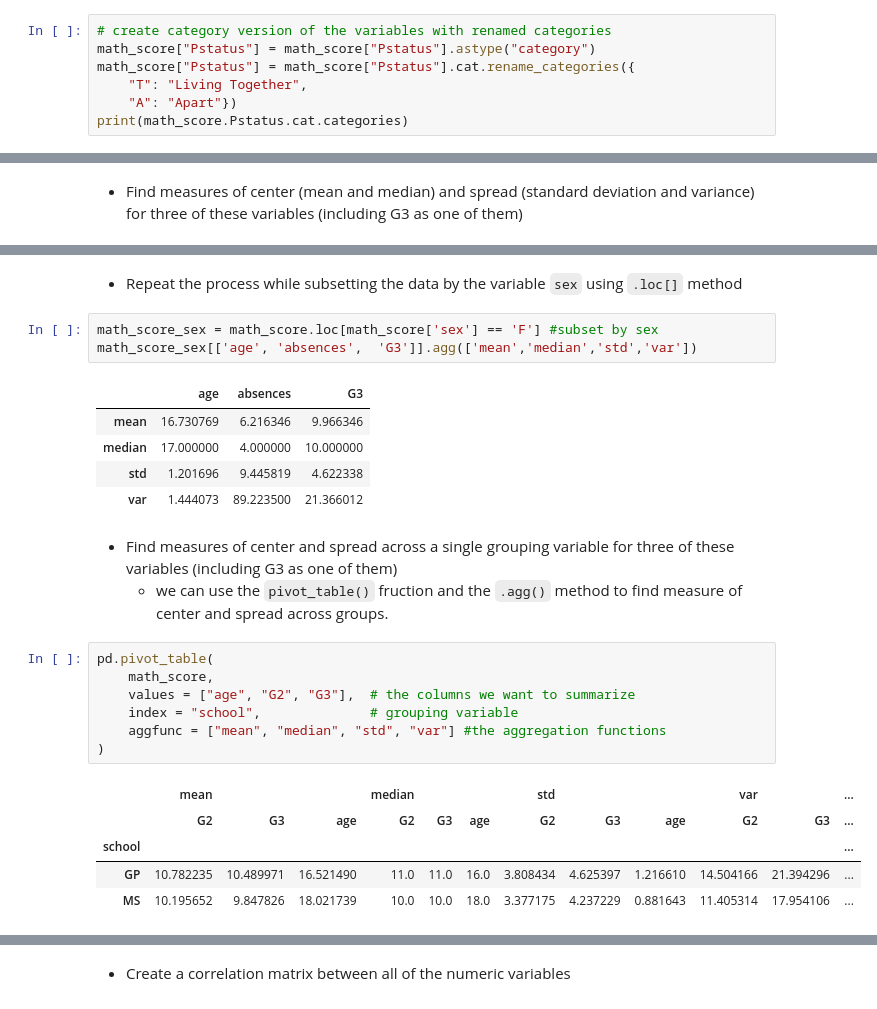
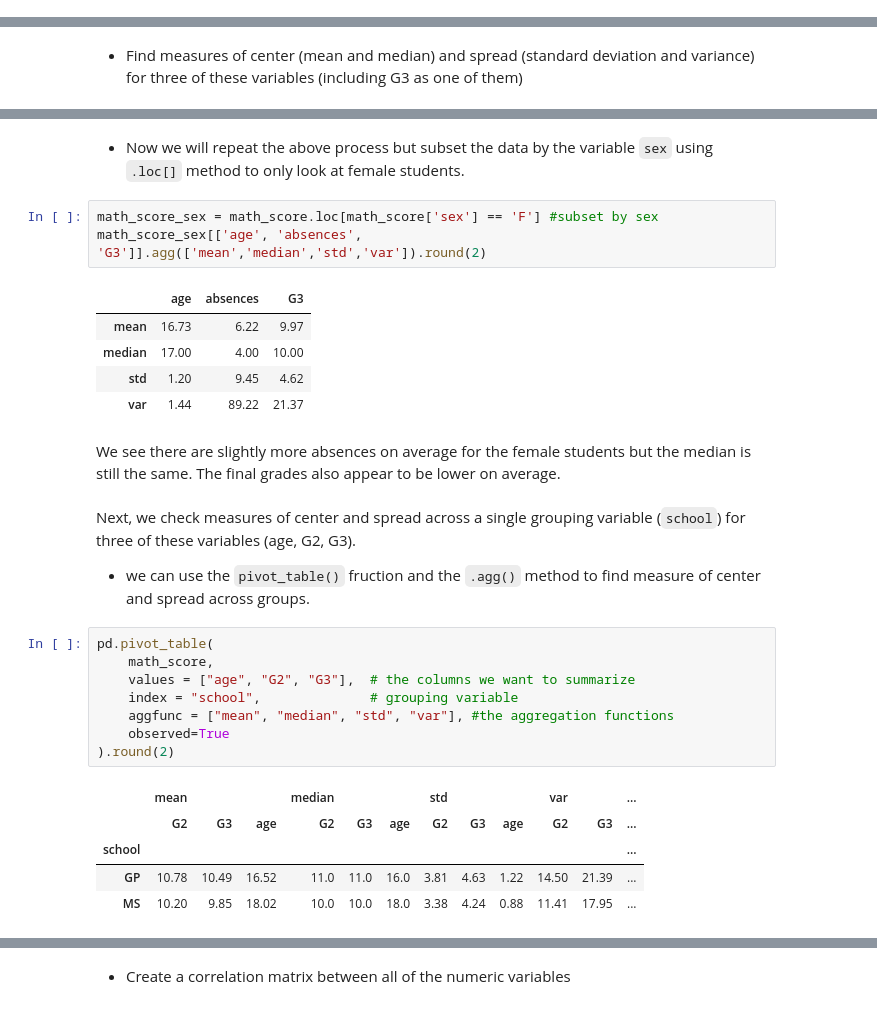
Before and after one commit to hzhoujoy/HW4_ST554, a Jupyter notebook: HW4_JoyZhou.ipynb, the cells around one changed output, grey strips where cells are left out. Drawn from its saved outputs; the diff is of its cells as text.

```diff
--- a/HW4_JoyZhou.ipynb
+++ b/HW4_JoyZhou.ipynb
@@ -73,10 +73,3 @@ Data columns (total 33 columns):
  32  G3          395 non-null    int64
 dtypes: category(5), int64(16), object(12)
 memory usage: 89.1+ KB
-# %%
-# create category version of the variables with renamed categories
-math_score["Pstatus"] = math_score["Pstatus"].astype("category")
-math_score["Pstatus"] = math_score["Pstatus"].cat.rename_categories({
-    "T": "Living Together",
-    "A": "Apart"})
-print(math_score.Pstatus.cat.categories)
@@ -311,28 +280,30 @@ math_score[['age', 'absences', 'G3']].agg(['mean','median','std','var'])
 # %% [markdown]
-- Repeat the process while subsetting the data by the variable `sex` using `.loc[]` method
+- Now we will repeat the above process but subset the data  by the variable `sex` using `.loc[]` method to only look at female students.
 # %%
 math_score_sex = math_score.loc[math_score['sex'] == 'F'] #subset by sex
-math_score_sex[['age', 'absences',  'G3']].agg(['mean','median','std','var'])
+math_score_sex[['age', 'absences',  'G3']].agg(['mean','median','std','var']).round(2)
 # %% [output]
 |  | age | absences | G3 |
-| mean | 16.730769 | 6.216346 | 9.966346 |
-| median | 17.000000 | 4.000000 | 10.000000 |
-| std | 1.201696 | 9.445819 | 4.622338 |
-| var | 1.444073 | 89.223500 | 21.366012 |
+| mean | 16.73 | 6.22 | 9.97 |
+| median | 17.00 | 4.00 | 10.00 |
+| std | 1.20 | 9.45 | 4.62 |
+| var | 1.44 | 89.22 | 21.37 |
+# %% [markdown]
+We see there are slightly more absences on average for the female students but the median is still the same. The final grades also appear to be lower on average.
 # %% [markdown]
-- Find measures of center and spread across a single grouping variable for three of these variables
-(including G3 as one of them)
-    - we can use the `pivot_table()` fruction and the `.agg()` method to find measure of center and spread across groups.
+Next, we check measures of center and spread across a single grouping variable (`school`) for three of these variables (age, G2, G3).
+- we can use the `pivot_table()` fruction and the `.agg()` method to find measure of center and spread across groups.
 # %%
 pd.pivot_table(
     math_score,
     values = ["age", "G2", "G3"],  # the columns we want to summarize
     index = "school",              # grouping variable
-    aggfunc = ["mean", "median", "std", "var"] #the aggregation functions
-)
+    aggfunc = ["mean", "median", "std", "var"], #the aggregation functions
+    observed=True
+).round(2)
 # %% [output]
 |  | mean |  |  | median |  |  | std |  |  | var |  | ... |
 |  | G2 | G3 | age | G2 | G3 | age | G2 | G3 | age | G2 | G3 | ... |
 | school |  |  |  |  |  |  |  |  |  |  |  | ... |
-| GP | 10.782235 | 10.489971 | 16.521490 | 11.0 | 11.0 | 16.0 | 3.808434 | 4.625397 | 1.216610 | 14.504166 | 21.394296 | ... |
-| MS | 10.195652 | 9.847826 | 18.021739 | 10.0 | 10.0 | 18.0 | 3.377175 | 4.237229 | 0.881643 | 11.405314 | 17.954106 | ... |
+| GP | 10.78 | 10.49 | 16.52 | 11.0 | 11.0 | 16.0 | 3.81 | 4.63 | 1.22 | 14.50 | 21.39 | ... |
+| MS | 10.20 | 9.85 | 18.02 | 10.0 | 10.0 | 18.0 | 3.38 | 4.24 | 0.88 | 11.41 | 17.95 | ... |
```
Also changed, not shown: parts of 36 cells of this notebook.
